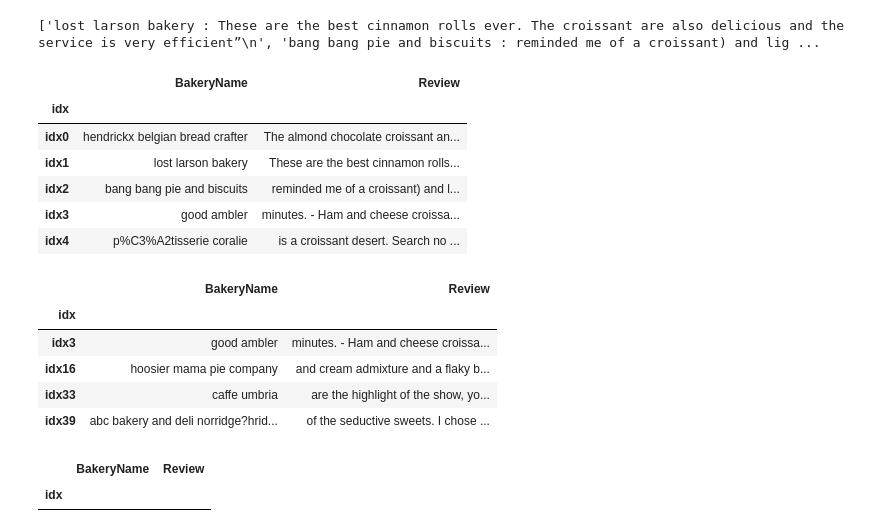
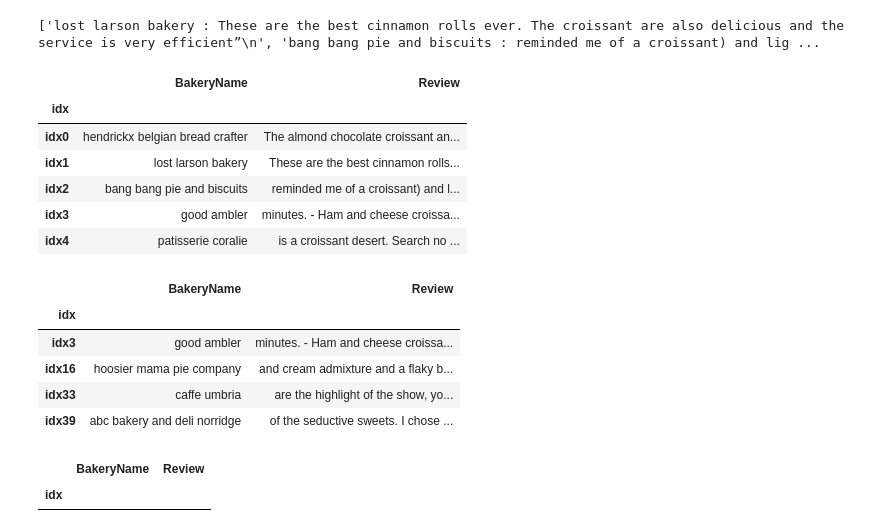
Before and after one commit to kb3k/can-chicago-create-croissants, a Jupyter notebook: nlp/extract_info.ipynb, the cells around one changed output. Saved outputs shown, nothing was run; the diff lists cells and outputs as text; code cells hidden in the pictures.

```diff
--- a/nlp/extract_info.ipynb
+++ b/nlp/extract_info.ipynb
@@ -47,23 +49,25 @@ print(reviews[1:4])
 # %%
 # I like this version better but pandas words differently, so later we conform
 dict_reviews = {review.split(' : ')[0]: review.split(' : ')[1] for review in reviews}
 
 names = list(dict_reviews.keys())
+names = [name.split("?hrid=")[0] for name in names]
+names = [name.replace("%C3%A2", "a").replace("%C3%A9", "a") for name in names]
 words = list(dict_reviews.values())
 index = ['idx'+str(idx) for idx in range(0, len(names))]
 dict_for_pd = {'idx': index, 'BakeryName': names, 'Review': words}
 
 df = pd.DataFrame.from_dict(dict_for_pd)
 df.set_index("idx", inplace = True)
 df.head()
 # %% [output]
 |  | BakeryName | Review |
 | idx |  |  |
 | idx0 | hendrickx belgian bread crafter | The almond chocolate croissant an... |
 | idx1 | lost larson bakery | These are the best cinnamon rolls... |
 | idx2 | bang bang pie and biscuits | reminded me of a croissant) and l... |
 | idx3 | good ambler | minutes. - Ham and cheese croissa... |
-| idx4 | p%C3%A2tisserie coralie | is a croissant desert. Search no ... |
+| idx4 | patisserie coralie | is a croissant desert. Search no ... |
 # %%
 # some peering
 pd.options.display.max_colwidth = None
@@ -74,7 +78,7 @@ df[df['Review'].str.contains("flak")]
 | idx3 | good ambler | minutes. - Ham and cheese croissa... |
 | idx16 | hoosier mama pie company | and cream admixture and a flaky b... |
 | idx33 | caffe umbria | are the highlight of the show, yo... |
-| idx39 | abc bakery and deli norridge?hrid... | of the seductive sweets. I chose ... |
+| idx39 | abc bakery and deli norridge | of the seductive sweets. I chose ... |
 # %%
 # hoosier mama is not a review on a croissant
 # not a huge nutella fan, it's just sugar. too easy
```
Also changed, not shown: parts of 9 cells of this notebook, 3 other files.
